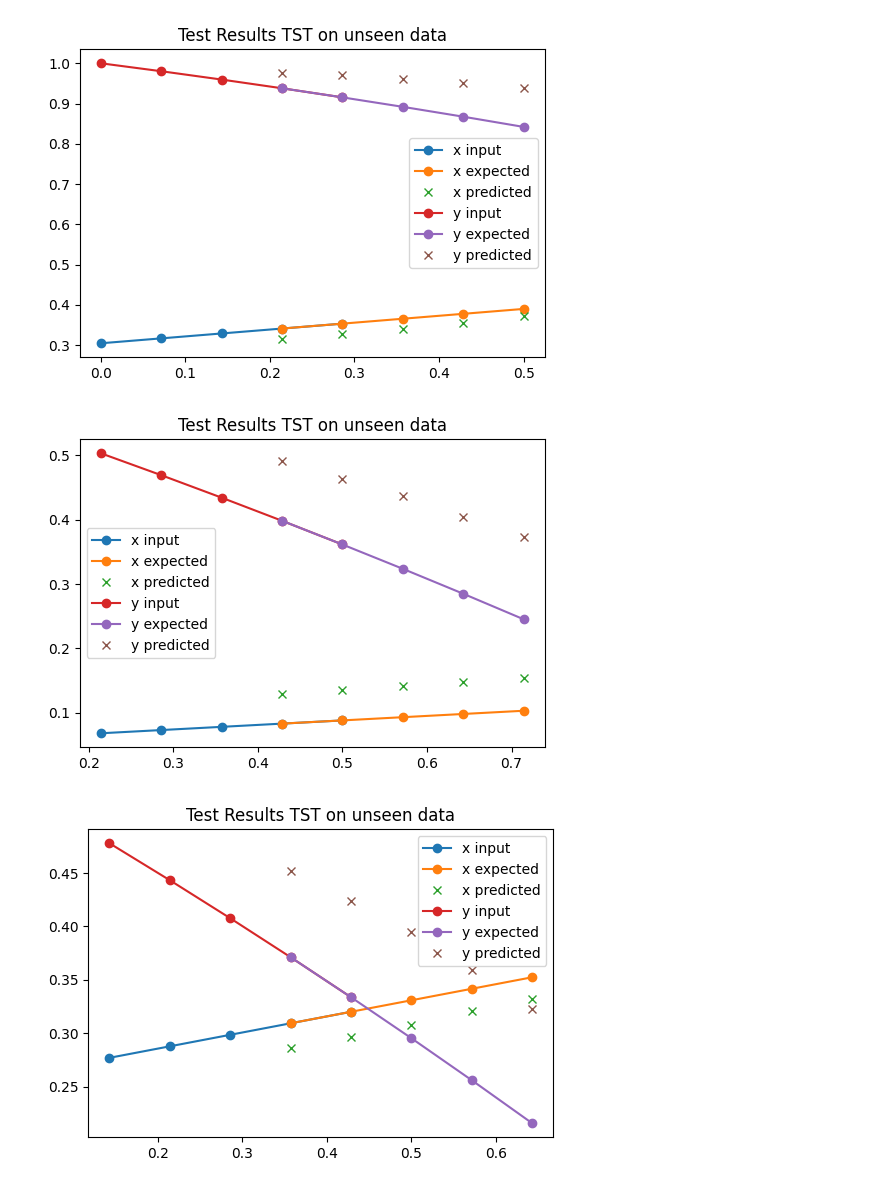
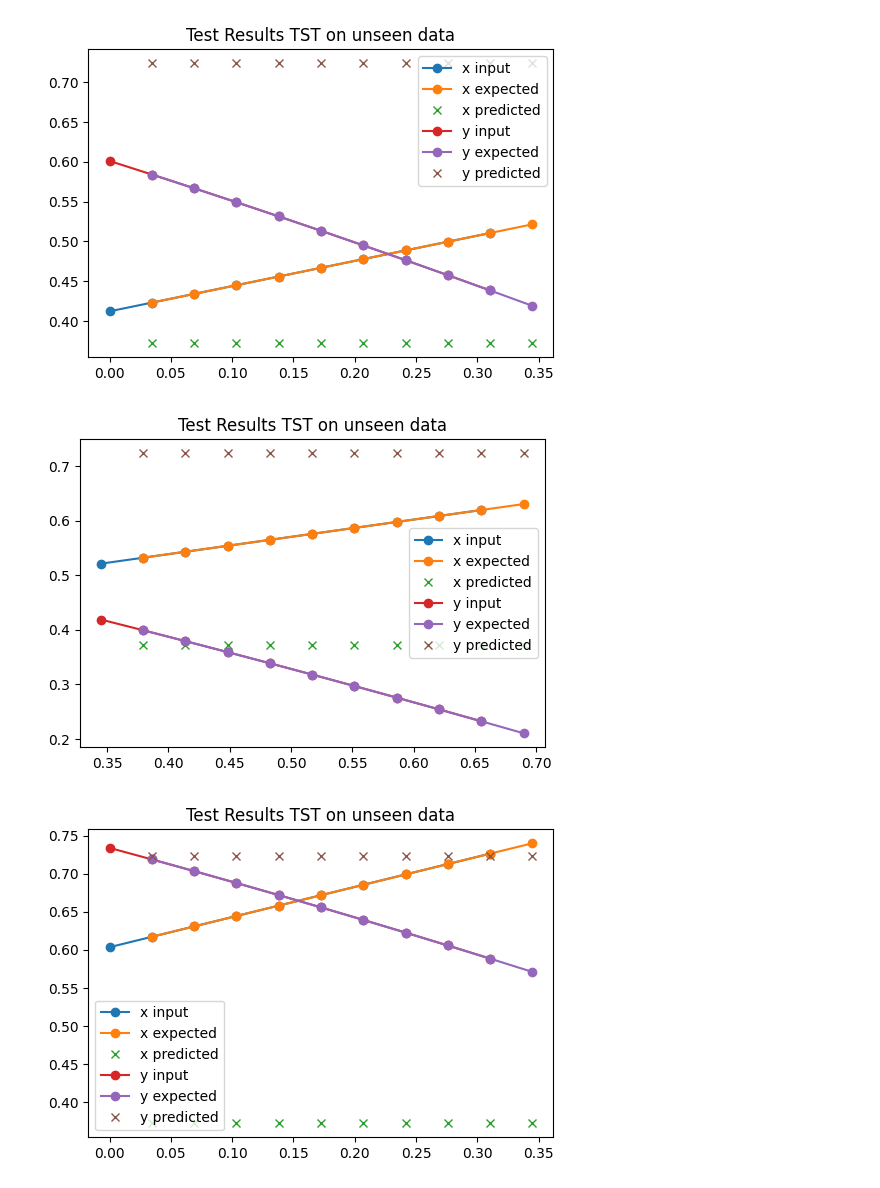
Before and after one commit to s-hallsworth/Transformer_Formulation, a Jupyter notebook: Case_Study_1/trained_transformer/track_toy_tnn.ipynb, the cells around one changed output. Drawn from its saved outputs; the diff is of its cells as text; code cells hidden in the pictures.

```diff
--- a/Case_Study_1/trained_transformer/track_toy_tnn.ipynb
+++ b/Case_Study_1/trained_transformer/track_toy_tnn.ipynb
@@ -147,8 +147,8 @@ def to_sequences(seq_size, df, pred_len):
 
     #return np.array(x).transpose((0,2,1)), np.array(y).transpose(0,2,1)
     return np.array(x), np.array(y), np.array(times_x), np.array(times_y)
-pred_len = 3
-sequence_size = 5
+pred_len = 1
+sequence_size = 10
 
 X_train, y_train, X_train_times, y_train_times = to_sequences(sequence_size, scaled_train, pred_len)
 
@@ -170,6 +170,6 @@ torch.Size([35, 5, 2]) torch.Size([35, 5, 2])
 # %%
 from torch.utils.data import Dataset, DataLoader
-
+batch_size = 128
 class TimeSeriesDataset(Dataset):
     def __init__(self, X, Y):
         self.X = X
@@ -182,7 +182,7 @@ class TimeSeriesDataset(Dataset):
         return self.X[idx], self.Y[idx]
 
 train_dataset = TimeSeriesDataset(X_train, y_train)
-train_loader = DataLoader(train_dataset, batch_size=32, shuffle=True)
+train_loader = DataLoader(train_dataset, batch_size=batch_size, shuffle=True)
 # %%
 # class TransformerModel(torch.nn.Module):
 #     def __init__(self, input_dim, output_dim, d_model=64, nhead=4, num_encoder_layers=3, num_decoder_layers=3):
@@ -207,14 +207,14 @@ from Tmodel import TransformerModel
 # Instantiate the model
 input_dim = 2
 output_dim = 2
-model = TransformerModel(input_dim, output_dim)
+model = TransformerModel(input_dim, output_dim, d_model=2, nhead=1, num_encoder_layers=1, num_decoder_layers=1)
 
 # Define loss function and optimizer
 criterion = torch.nn.MSELoss()
 optimizer = torch.optim.Adam(model.parameters(), lr=0.001)
 # %%
 # Training loop
-num_epochs = 1200
+num_epochs = 3000
 
 for epoch in range(num_epochs):
     model.train()
@@ -238,7 +238,7 @@ for epoch in range(num_epochs):
     print(f'Epoch {epoch+1}/{num_epochs}, Loss: {avg_loss:.4f}')
 
     # Early stopping if the loss is low enough
-    if avg_loss <= 0.0001:
-        print("Training stopped early, loss is below 0.01.")
+    if avg_loss <= 0.00001:
+        print("Training stopped early, loss is below 0.0001.")
         break
 # %% [output]
@@ -285,22 +286,22 @@ torch.Size([35, 5, 2]) (35, 5, 2)
 # %%
 # display test results
 import matplotlib.pyplot as plt
-for i in [0, 10, 30]:
+for i in [0, 10, 19]:
 
     plt.figure(i, figsize=(6, 4))
     plt.plot(X_test_times[i,:], X_test[i,:,0], "-o", label='x input')
     plt.plot(y_test_times[i,:], y_test[i,:,0], "-o", label='x expected')
     plt.plot(y_test_times[i,:], outputs[i,:,0] , "x", label='x predicted')
 
     plt.plot(X_test_times[i,:], X_test[i,:,1], "-o", label='y input')
     plt.plot(y_test_times[i,:],y_test[i,:,1], "-o", label='y expected')
     plt.plot(y_test_times[i,:],outputs[i,:,1] , "x", label='y predicted')
     plt.title(f"Test Results TST on unseen data")
     plt.legend()
 # %% [output]
-[figure, old version]
+[figure, new version]
-[figure, old version]
+[figure, new version]
-[figure, old version]
+[figure, new version]
 # %%
 from torchinfo import summary
 
```
Also changed, not shown: parts of 9 cells of this notebook, 7 other files.
